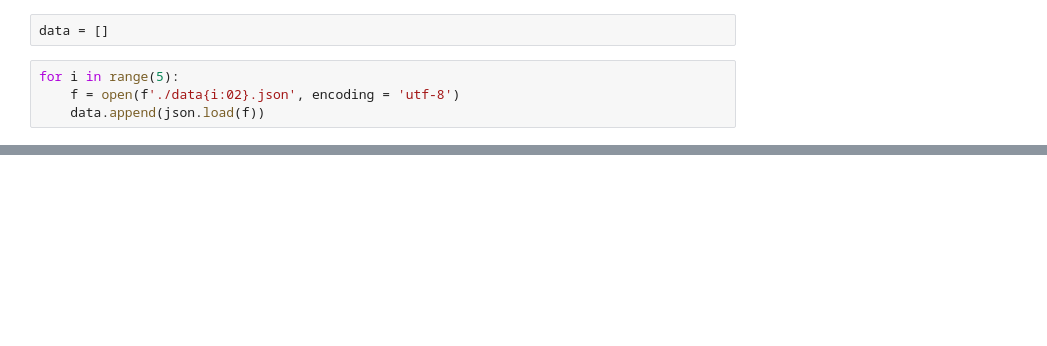
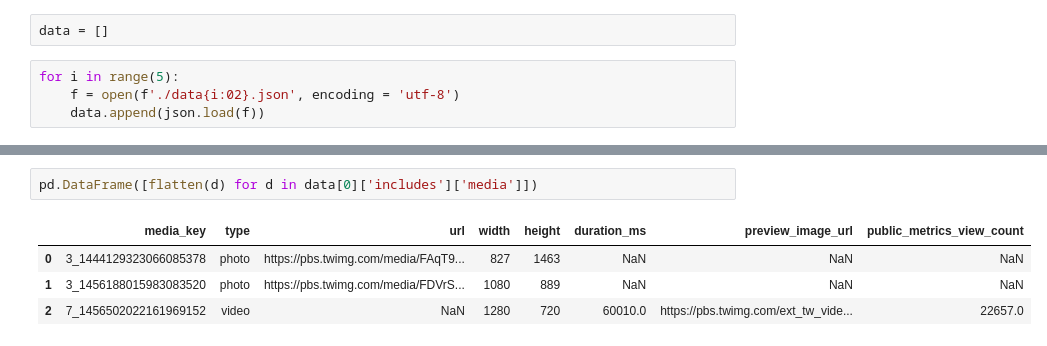
Before and after one commit to fromakim/2021Election_Analysis, a Jupyter notebook: data_prepreocess.ipynb, the cells around one changed output, grey strips where cells are left out. Saved outputs shown, nothing was run; the diff lists cells and outputs as text; blank space fills up the shorter version.

```diff
--- a/data_prepreocess.ipynb
+++ b/data_prepreocess.ipynb
@@ -41,0 +32,7 @@ dict_keys(['users', 'tweets', 'media'])
+# %%
+pd.DataFrame([flatten(d) for d in data[0]['includes']['media']])
+# %% [output]
+|  | media_key | type | url | width | height | duration_ms | preview_image_url | public_metrics_view_count |
+| 0 | 3_1444129323066085378 | photo | https://pbs.twimg.com/media/FAqT9... | 827 | 1463 | NaN | NaN | NaN |
+| 1 | 3_1456188015983083520 | photo | https://pbs.twimg.com/media/FDVrS... | 1080 | 889 | NaN | NaN | NaN |
+| 2 | 7_1456502022161969152 | video | NaN | 1280 | 720 | 60010.0 | https://pbs.twimg.com/ext_tw_vide... | 22657.0 |
```
Also changed, not shown: parts of 6 cells of this notebook.
